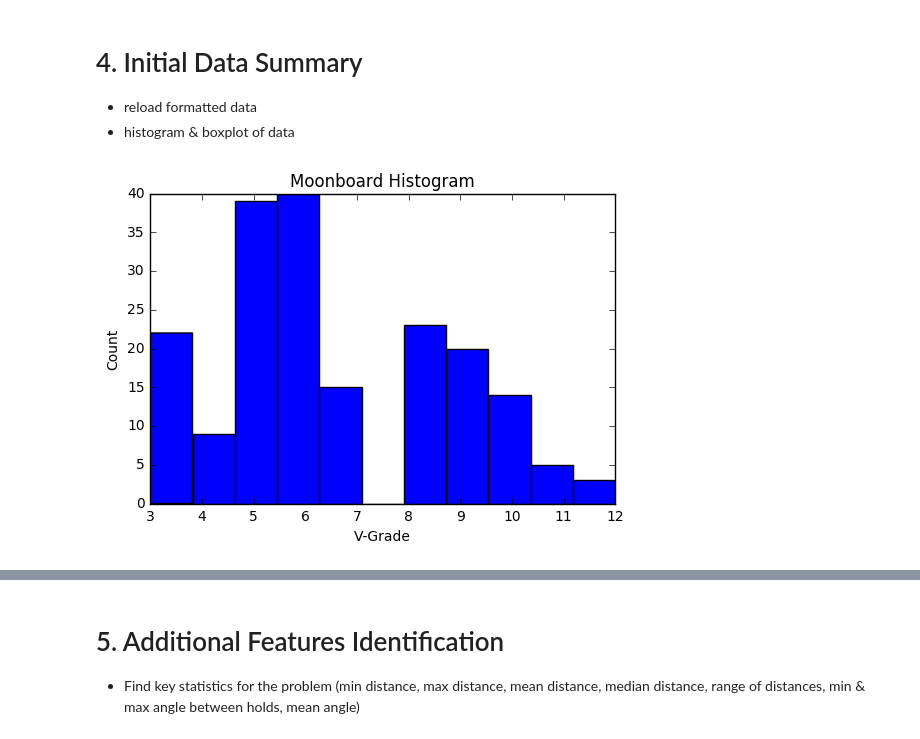
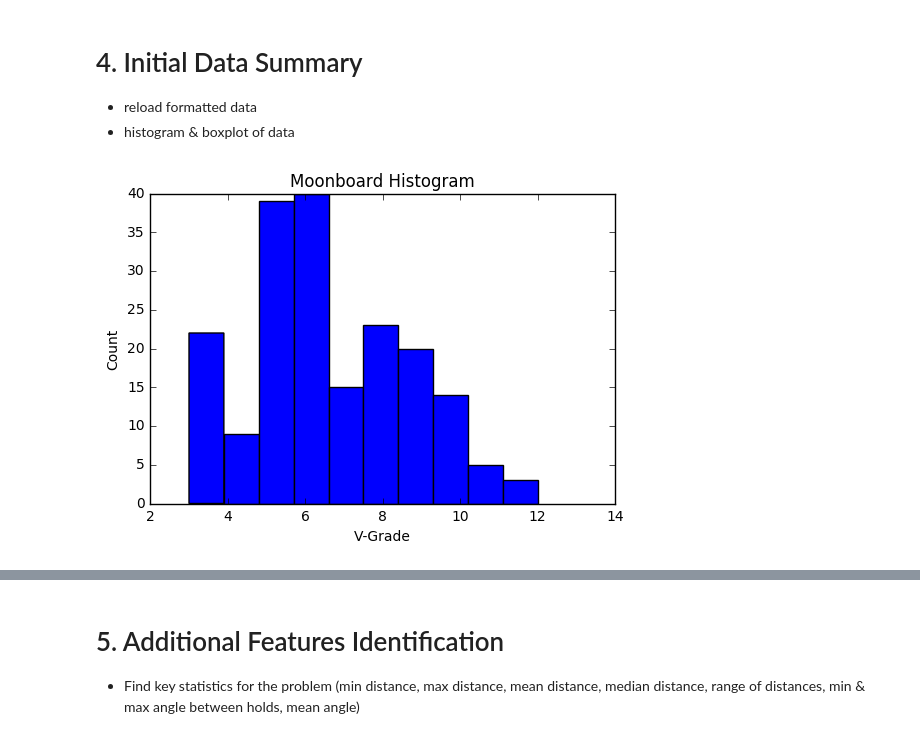
Before and after one commit to fhethomas/climbing, a Jupyter notebook: Baseline Modelling.ipynb, the cells around one changed output, grey strips where cells are left out. Cells and saved outputs as stored; diff of their text form; code cells hidden in the pictures.

```diff
--- a/Baseline Modelling.ipynb
+++ b/Baseline Modelling.ipynb
@@ -106,10 +81,10 @@ run
 # %%
 data = pd.read_excel('BaselineProblems.xlsm')
 # %%
-plt.hist(data['V_Grades'],bins=11)
+plt.hist(data['V_Grades'],bins=10)
 plt.title('Moonboard Histogram')
 plt.xlabel('V-Grade')
 plt.ylabel('Count')
 plt.show()
 # %% [output]
-[figure, old version]
+[figure, new version]
```
Also changed, not shown: parts of 60 cells of this notebook, 1 other file.
